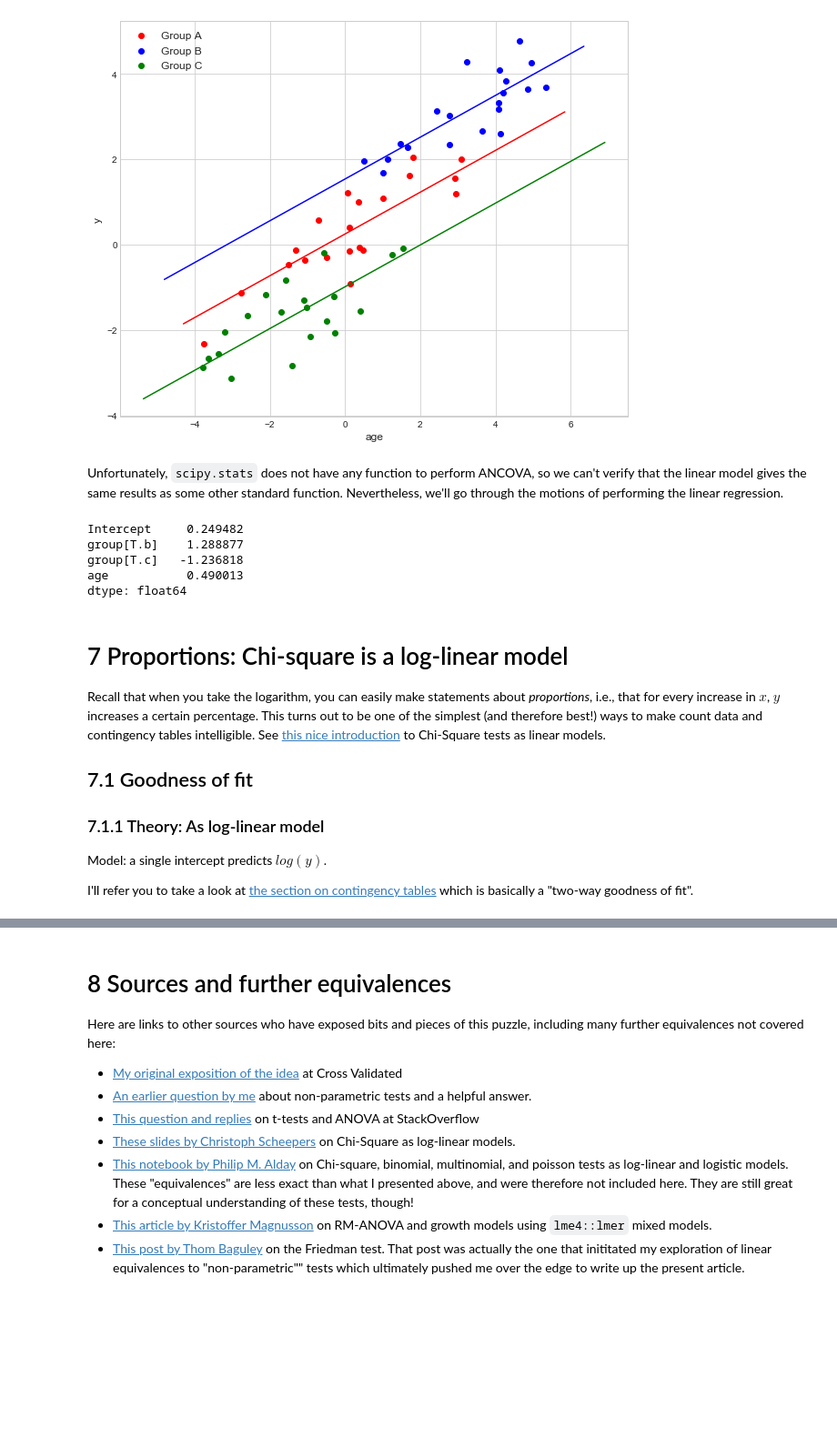
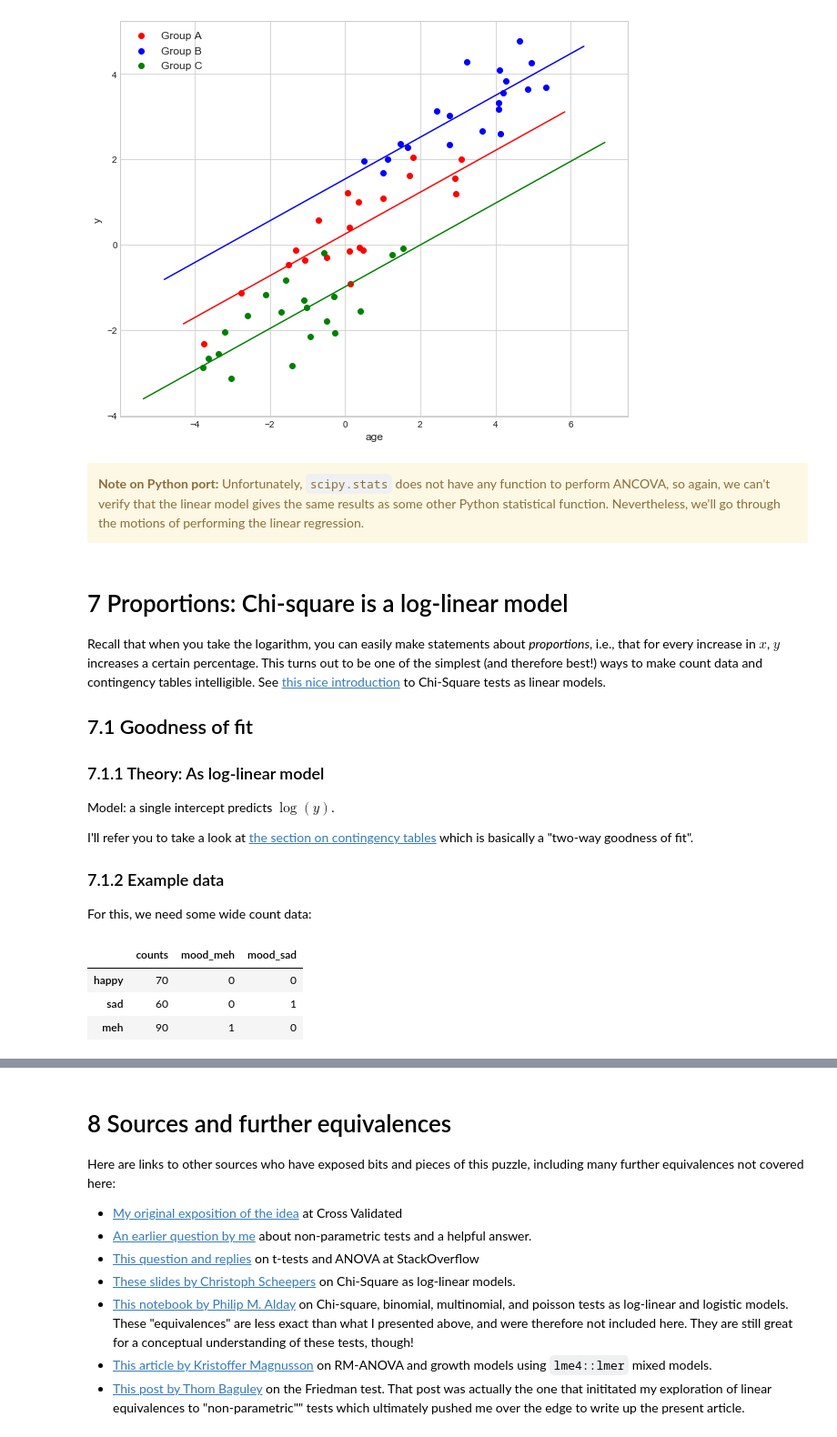
Before and after one commit to eigenfoo/tests-as-linear, a Jupyter notebook: tests-as-linear.ipynb, the cells around one changed output, grey strips where cells are left out. Shown at 91% size. Saved outputs shown, nothing was run; the diff lists cells and outputs as text; code cells hidden in the pictures; blank space fills up the shorter version.

```diff
--- a/tests-as-linear.ipynb
+++ b/tests-as-linear.ipynb
@@ -529,17 +536,12 @@ plt.show()
 # %% [output]
 [figure]
 # %% [markdown]
-Unfortunately, `scipy.stats` does not have any function to perform ANCOVA, so we can't verify that the linear model gives the same results as some other standard function. Nevertheless, we'll go through the motions of performing the linear regression.
+<div class="alert alert-warning">
+    <b>Note on Python port:</b>
+    Unfortunately, <code>scipy.stats</code> does not have any function to perform ANCOVA, so again, we can't verify that the linear model gives the same results as some other Python statistical function. Nevertheless, we'll go through the motions of performing the linear regression.
+</div>
 # %%
 res = smf.ols("y ~ 1 + group + age", df).fit()
-# %%
-res.params
-# %% [output]
-Intercept     0.249482
-group[T.b]    1.288877
-group[T.c]   -1.236818
-age           0.490013
-dtype: float64
 # %% [markdown]
 # 7 Proportions: Chi-square is a log-linear model
 
@@ -549,6 +551,22 @@ Recall that when you take the logarithm, you can easily make statements about *p
 ## 7.1 Goodness of fit
 
 ### 7.1.1 Theory: As log-linear model
-Model: a single intercept predicts $log(y)$.
+Model: a single intercept predicts $\log(y)$.
 
 I'll refer you to take a look at [the section on contingency tables](#contingency) which is basically a "two-way goodness of fit".
+
+
+### 7.1.2 Example data
+
+For this, we need some wide count data:
+# %%
+df = pd.DataFrame(index=["happy", "sad", "meh"])
+df["counts"] = [70, 60, 90]
+df = df.join(pd.get_dummies(df.index, prefix='mood', drop_first=True).set_index(df.index))
+
+df
+# %% [output]
+|  | counts | mood_meh | mood_sad |
+| happy | 70 | 0 | 0 |
+| sad | 60 | 0 | 1 |
+| meh | 90 | 1 | 0 |
```
Also changed, not shown: parts of 19 cells of this notebook, 2 other files.
